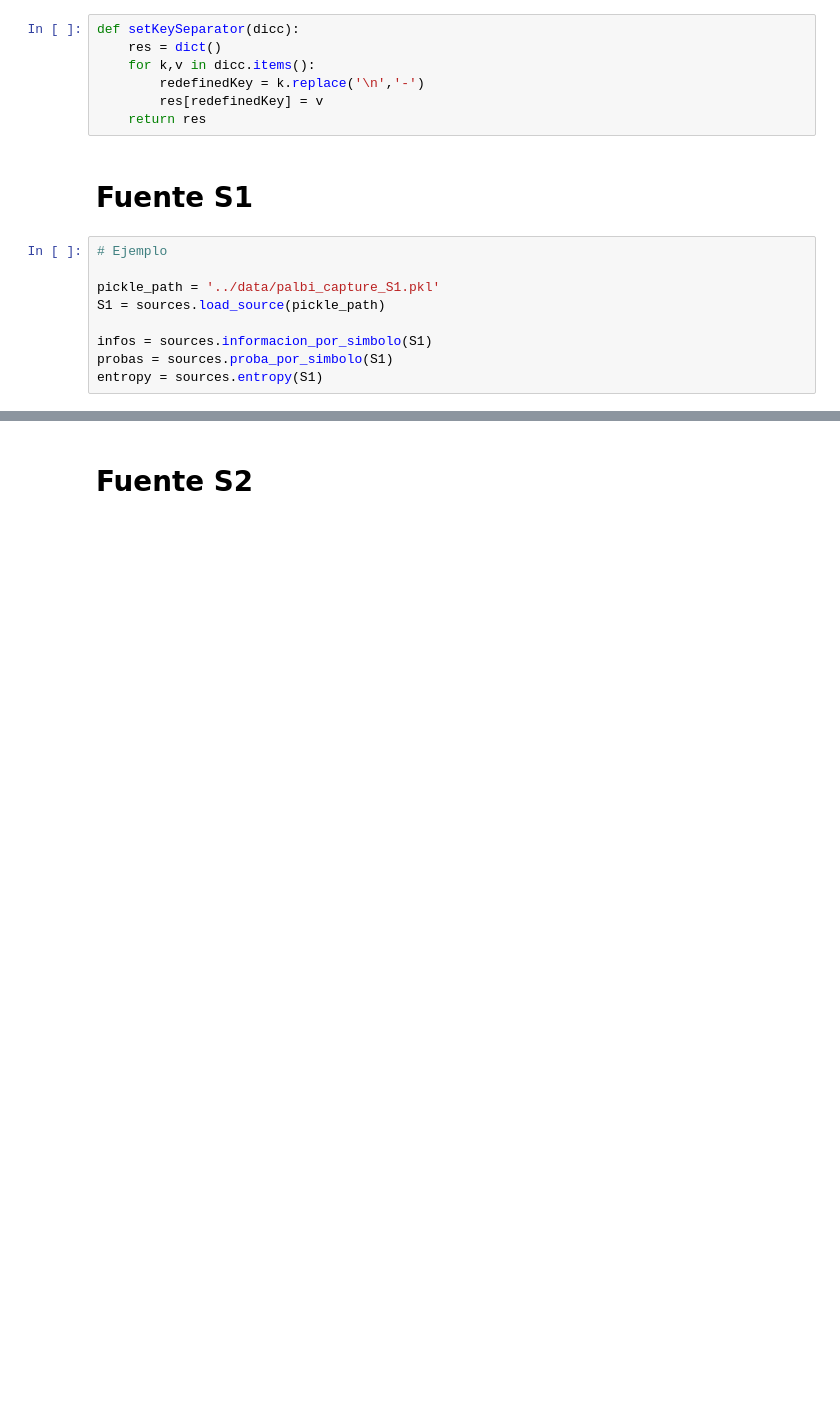
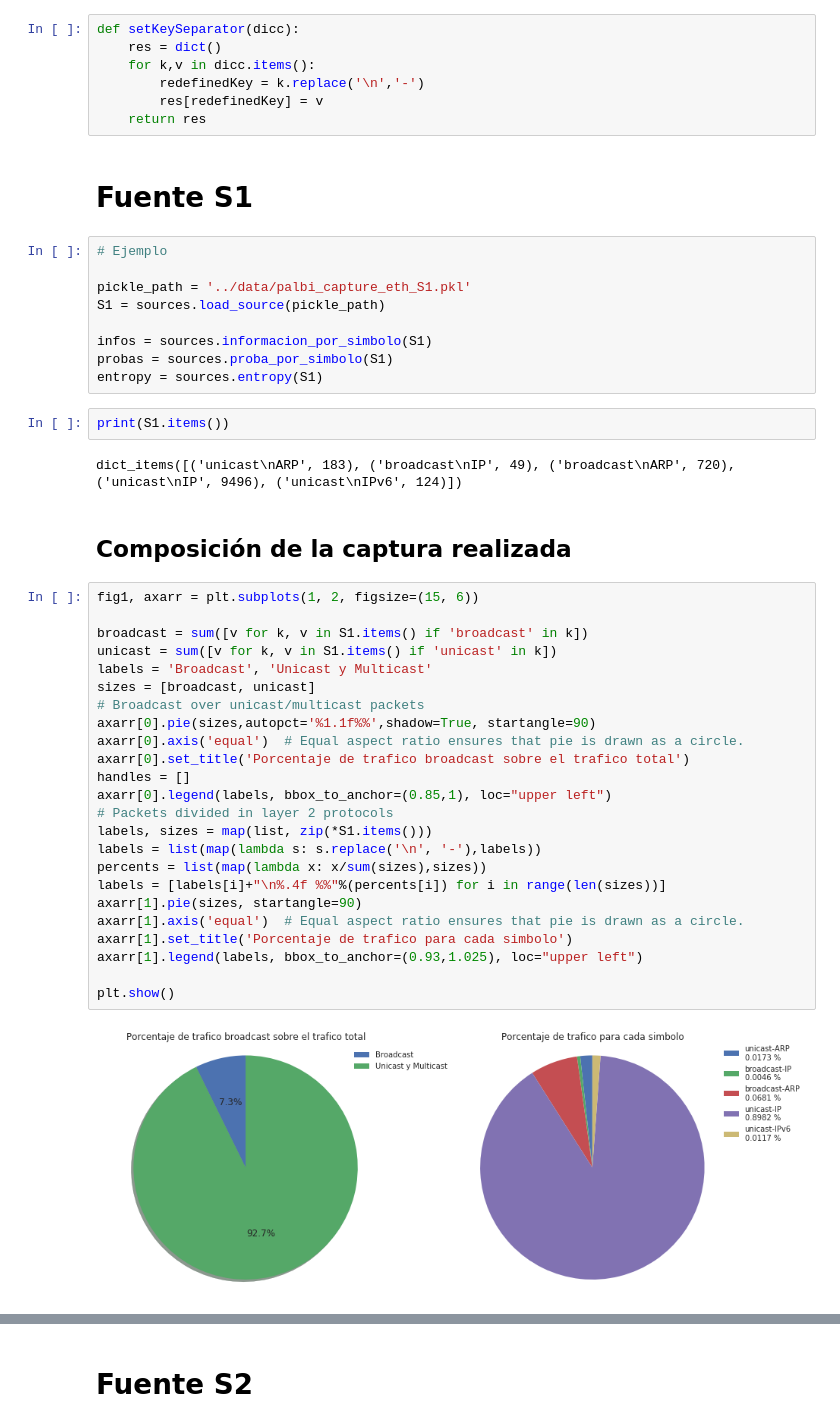
Before and after one commit to npazosmendez/tdc-tp1, a Jupyter notebook: src/analisis_pab.ipynb, the cells around one changed output, grey strips where cells are left out. Drawn from its saved outputs; the diff is of its cells as text; blank space fills up the shorter version.

```diff
--- a/src/analisis_pab.ipynb
+++ b/src/analisis_pab.ipynb
@@ -39,12 +41,44 @@ def setKeySeparator(dicc):
 # %%
 # Ejemplo
 
-pickle_path = '../data/palbi_capture_S1.pkl'
+pickle_path = '../data/palbi_capture_eth_S1.pkl'
 S1 = sources.load_source(pickle_path)
 
 infos = sources.informacion_por_simbolo(S1)
 probas = sources.proba_por_simbolo(S1)
 entropy = sources.entropy(S1)
+# %%
+print(S1.items())
+# %% [output]
+dict_items([('unicast\nARP', 183), ('broadcast\nIP', 49), ('broadcast\nARP', 720), ('unicast\nIP', 9496), ('unicast\nIPv6', 124)])
+# %% [markdown]
+## Composición de la captura realizada
+# %%
+fig1, axarr = plt.subplots(1, 2, figsize=(15, 6))
+
+broadcast = sum([v for k, v in S1.items() if 'broadcast' in k])
+unicast = sum([v for k, v in S1.items() if 'unicast' in k])
+labels = 'Broadcast', 'Unicast y Multicast'
+sizes = [broadcast, unicast]
+# Broadcast over unicast/multicast packets
+axarr[0].pie(sizes,autopct='%1.1f%%',shadow=True, startangle=90)
+axarr[0].axis('equal')  # Equal aspect ratio ensures that pie is drawn as a circle.
+axarr[0].set_title('Porcentaje de trafico broadcast sobre el trafico total')
+handles = []
+axarr[0].legend(labels, bbox_to_anchor=(0.85,1), loc="upper left")
+# Packets divided in layer 2 protocols
+labels, sizes = map(list, zip(*S1.items()))
+labels = list(map(lambda s: s.replace('\n', '-'),labels))
+percents = list(map(lambda x: x/sum(sizes),sizes))
+labels = [labels[i]+"\n%.4f %%"%(percents[i]) for i in range(len(sizes))]
+axarr[1].pie(sizes, startangle=90)
+axarr[1].axis('equal')  # Equal aspect ratio ensures that pie is drawn as a circle.
+axarr[1].set_title('Porcentaje de trafico para cada simbolo')
+axarr[1].legend(labels, bbox_to_anchor=(0.93,1.025), loc="upper left")
+
+plt.show()
+# %% [output]
+[figure, added]
 # %%
 # create and normalize dict
 dataDict = dict()
```
Also changed, not shown: parts of 11 cells of this notebook.
